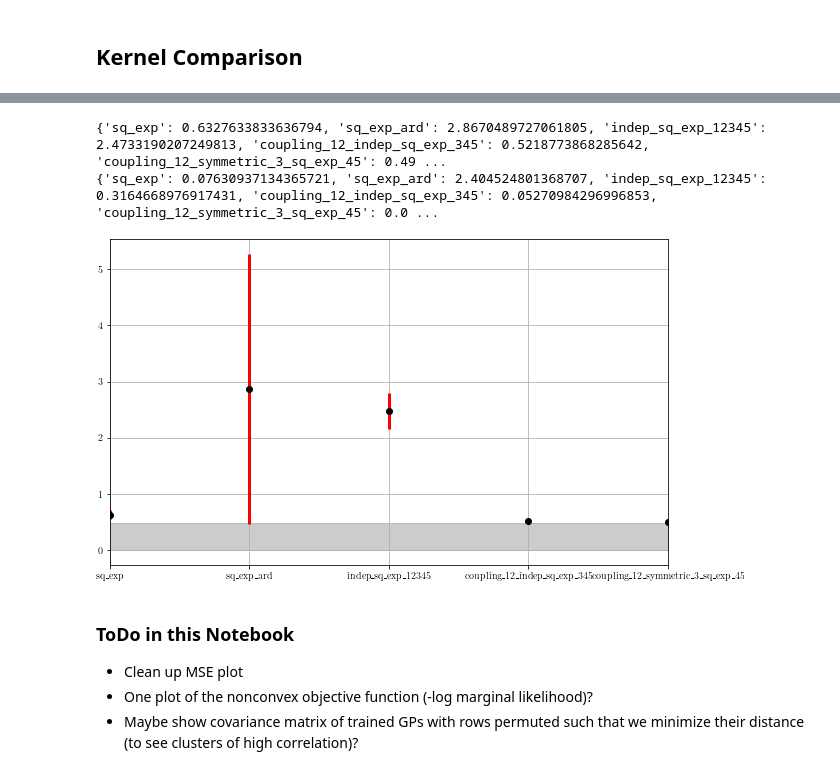
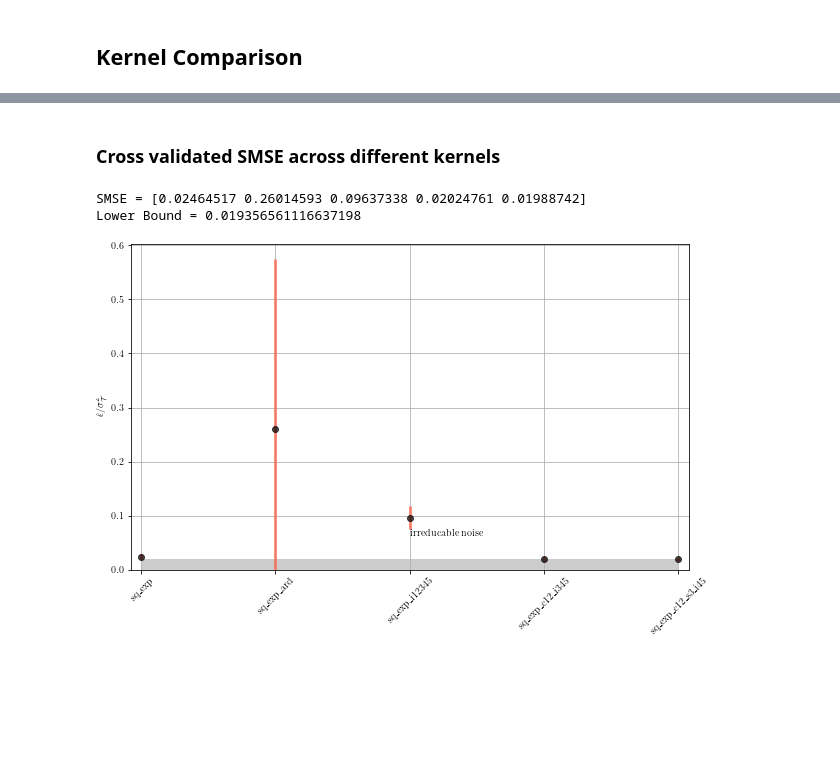
Before and after one commit to timzimm/CompSci, a Jupyter notebook: 03_gaussian_process_regression/src/gaussian_process_regression.ipynb, the cells around one changed output, grey strips where cells are left out. Cells and saved outputs as stored; diff of their text form; code cells hidden in the pictures; blank space fills up the shorter version.

```diff
--- a/03_gaussian_process_regression/src/gaussian_process_regression.ipynb
+++ b/03_gaussian_process_regression/src/gaussian_process_regression.ipynb
@@ -181,22 +185,31 @@ Kernel of coupling_12_symmetric_3_sq_exp_45: 1**2 * ProjectionKernel(x0, 1**2 *
+# %% [markdown]
+### Cross validated SMSE across different kernels
 # %%
 size = (10,6)
 fig, ax = plt.subplots(figsize=size)
+ax.margins(0.02)
 
-prediction_errors_kernel, prediction_errors = list(prediction_error.keys()), list(prediction_error.values())
-prediction_errors_std = list(prediction_error_std.values())
-print(prediction_error)
-print(prediction_error_std)
+#Convert to standardized MSE (trivial model has SMSE=1)
+test_variance = np.var(y_test)
+smse_kernel, smse_errors = list(prediction_error.keys()), np.array(list(prediction_error.values()))/test_variance
+smse_errors_std = np.array(list(prediction_error_std.values()))/test_variance
+print(f"SMSE = {smse_errors}")
+print(f"Lower Bound = {sigma**2/test_variance}")
 
-ax.errorbar(prediction_errors_kernel, prediction_errors, yerr=prediction_errors_std, fmt='o', color='black',
-             ecolor='red', elinewidth=3, capsize=0);
-ax.fill_between(prediction_errors_kernel, 0, sigma**2, alpha=0.4, color="gray")
+upper_error = smse_errors_std
+lower_error = np.minimum(smse_errors, smse_errors_std)
+
+asymmetric_error = np.array(list(zip(lower_error, upper_error))).T
+
+ax.errorbar(smse_kernel, smse_errors, yerr=asymmetric_error, fmt='o', color='black',
+             ecolor='tomato', elinewidth=3, capsize=0, alpha=.7);
+ax.fill_between(smse_kernel, 0, sigma**2/test_variance, alpha=0.4, color="gray", edgecolor=None)
+ax.set_ylabel(r"$\hat\epsilon/\sigma^2_\mathcal{T}$")
+ax.set_ylim(0, 1.05*np.max(upper_error+smse_errors))
+ax.text(0.5, 0.1, r"irreducable noise", transform=ax.transAxes)
+ax.xaxis.set_tick_params(rotation=45)
 plt.show()
 # %% [output]
-{'sq_exp': 0.6327633833636794, 'sq_exp_ard': 2.8670489727061805, 'indep_sq_exp_12345': 2.4733190207249813, 'coupling_12_indep_sq_exp_345': 0.5218773868285642, 'coupling_12_symmetric_3_sq_exp_45': 0.49 ...
-{'sq_exp': 0.07630937134365721, 'sq_exp_ard': 2.404524801368707, 'indep_sq_exp_12345': 0.3164668976917431, 'coupling_12_indep_sq_exp_345': 0.05270984296996853, 'coupling_12_symmetric_3_sq_exp_45': 0.0 ...
+SMSE = [0.02464517 0.26014593 0.09637338 0.02024761 0.01988742]
+Lower Bound = 0.019356561116637198
-[figure, old version]
+[figure, new version]
-# %% [markdown]
-### ToDo in this Notebook
-* Clean up MSE plot
-* One plot of the nonconvex objective function (-log marginal likelihood)?
-* Maybe show covariance matrix of trained GPs with rows permuted such that we minimize their distance (to see clusters of high correlation)?
```
Also changed, not shown: parts of 10 cells of this notebook, 3 other files.
